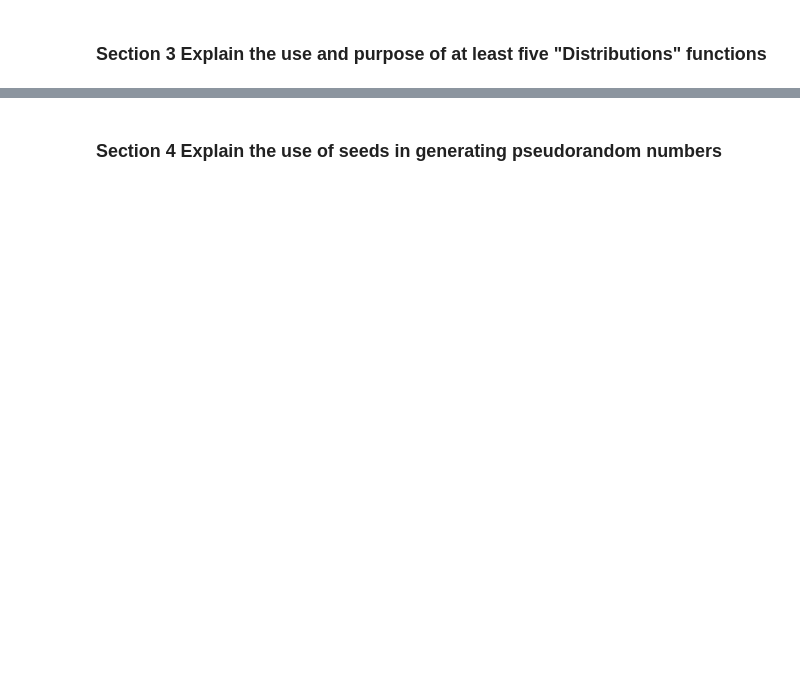
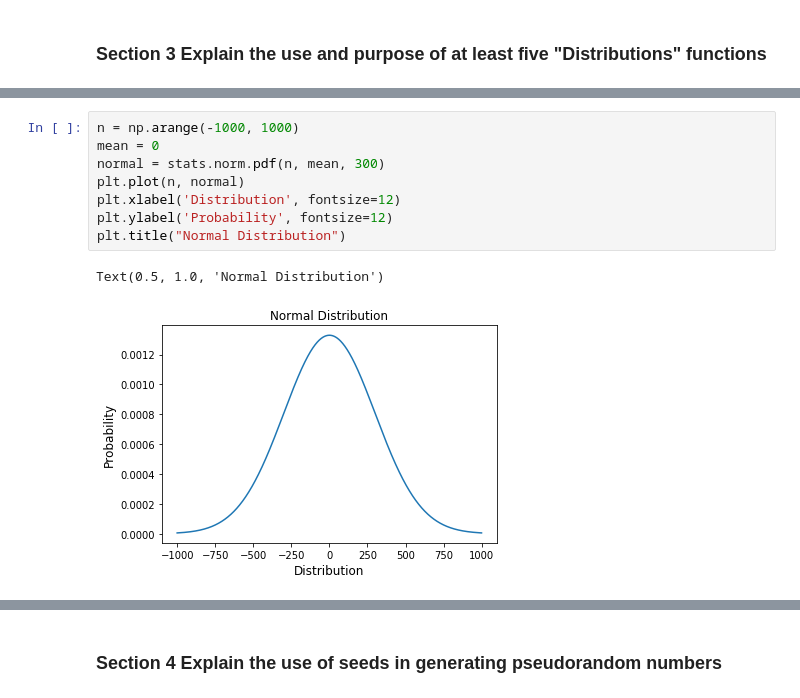
Before and after one commit to tomhealy1/Numpy-random, a Jupyter notebook: Numpy-random Notebook.ipynb, the cells around one changed output, grey strips where cells are left out. Saved outputs shown, nothing was run; the diff lists cells and outputs as text; blank space fills up the shorter version.

```diff
--- a/Numpy-random Notebook.ipynb
+++ b/Numpy-random Notebook.ipynb
@@ -204,0 +270,11 @@ array([3, 0, 2, 4, 1])
+# %%
+n = np.arange(-1000, 1000)
+mean = 0
+normal = stats.norm.pdf(n, mean, 300)
+plt.plot(n, normal)
+plt.xlabel('Distribution', fontsize=12)
+plt.ylabel('Probability', fontsize=12)
+plt.title("Normal Distribution")
+# %% [output]
+Text(0.5, 1.0, 'Normal Distribution')
+[figure, added]
```
Also changed, not shown: parts of 26 cells of this notebook.
